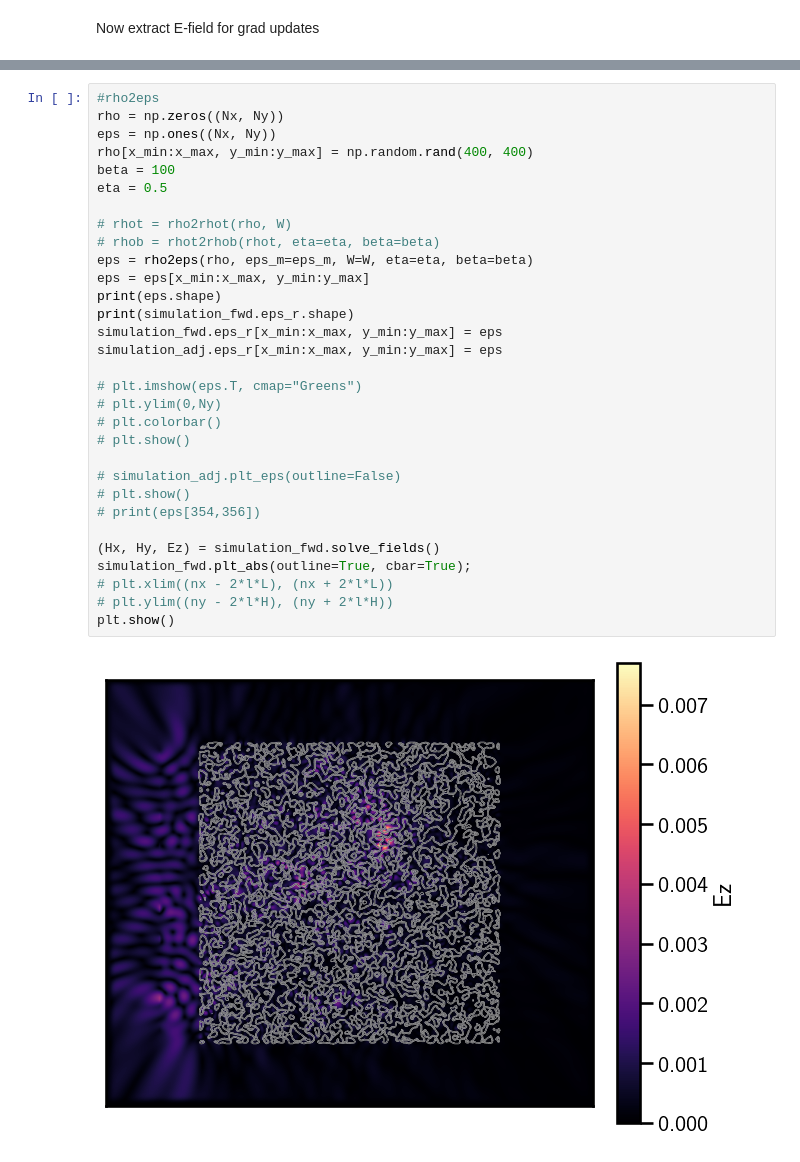
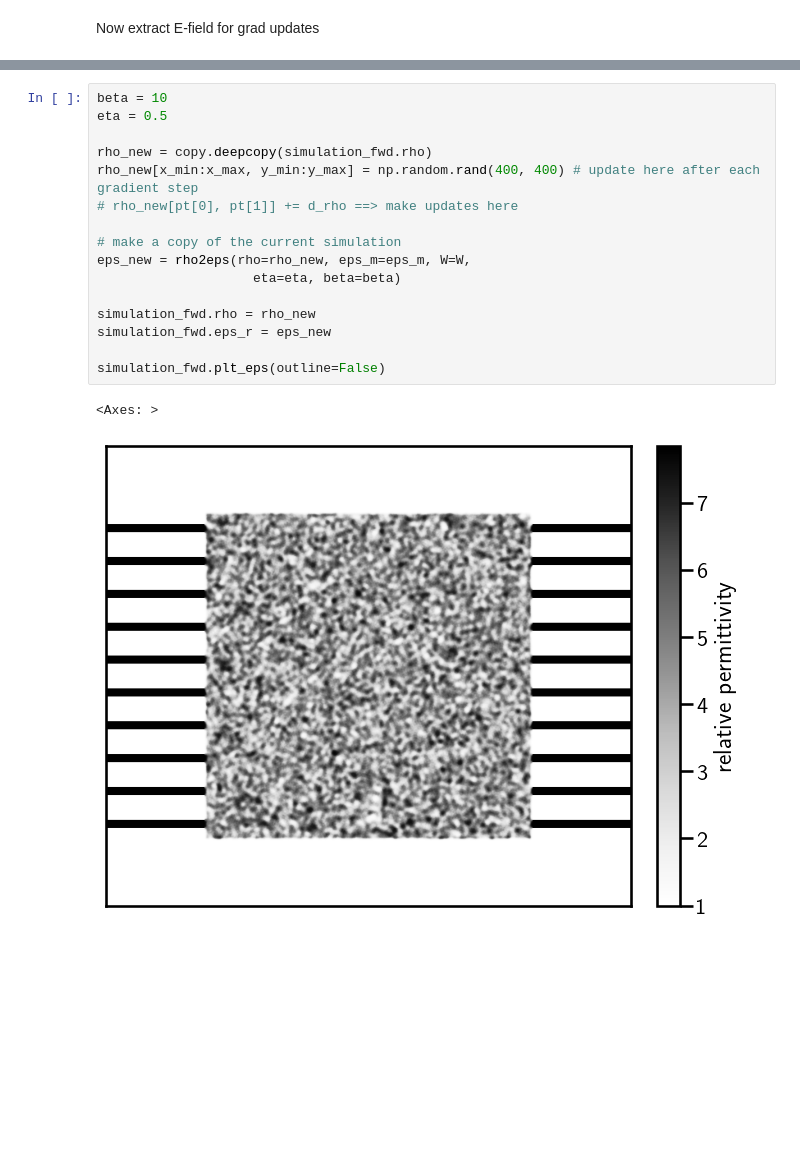
Before and after one commit to iroh-lord-of-tea/angler, a Jupyter notebook: Notebooks/NxN_processor_prelim.ipynb, the cells around one changed output, grey strips where cells are left out. Saved outputs shown, nothing was run; the diff lists cells and outputs as text; blank space fills up the shorter version.

```diff
--- a/Notebooks/NxN_processor_prelim.ipynb
+++ b/Notebooks/NxN_processor_prelim.ipynb
@@ -232,34 +235,20 @@ plt.show()
 [figure]
-# %%
-#rho2eps
-rho = np.zeros((Nx, Ny))
-eps = np.ones((Nx, Ny))
-rho[x_min:x_max, y_min:y_max] = np.random.rand(400, 400)
-beta = 100
-eta = 0.5
-
-# rhot = rho2rhot(rho, W)
-# rhob = rhot2rhob(rhot, eta=eta, beta=beta)
-eps = rho2eps(rho, eps_m=eps_m, W=W, eta=eta, beta=beta)
-eps = eps[x_min:x_max, y_min:y_max]
-print(eps.shape)
-print(simulation_fwd.eps_r.shape)
-simulation_fwd.eps_r[x_min:x_max, y_min:y_max] = eps
-simulation_adj.eps_r[x_min:x_max, y_min:y_max] = eps
-
-# plt.imshow(eps.T, cmap="Greens")
-# plt.ylim(0,Ny)
-# plt.colorbar()
-# plt.show()
-
-# simulation_adj.plt_eps(outline=False)
-# plt.show()
-# print(eps[354,356])
-
-(Hx, Hy, Ez) = simulation_fwd.solve_fields()
-simulation_fwd.plt_abs(outline=True, cbar=True);
-# plt.xlim((nx - 2*l*L), (nx + 2*l*L))
-# plt.ylim((ny - 2*l*H), (ny + 2*l*H))
-plt.show()
-# %% [output]
-[figure, removed]
+# %%
+beta = 10
+eta = 0.5
+
+rho_new = copy.deepcopy(simulation_fwd.rho)
+rho_new[x_min:x_max, y_min:y_max] = np.random.rand(400, 400) # update here after each gradient step
+# rho_new[pt[0], pt[1]] += d_rho ==> make updates here
+
+# make a copy of the current simulation
+eps_new = rho2eps(rho=rho_new, eps_m=eps_m, W=W,
+                    eta=eta, beta=beta)
+
+simulation_fwd.rho = rho_new
+simulation_fwd.eps_r = eps_new
+
+simulation_fwd.plt_eps(outline=False)
+# %% [output]
+<Axes: >
+[figure, added]
```
Also changed, not shown: parts of 4 cells of this notebook.
